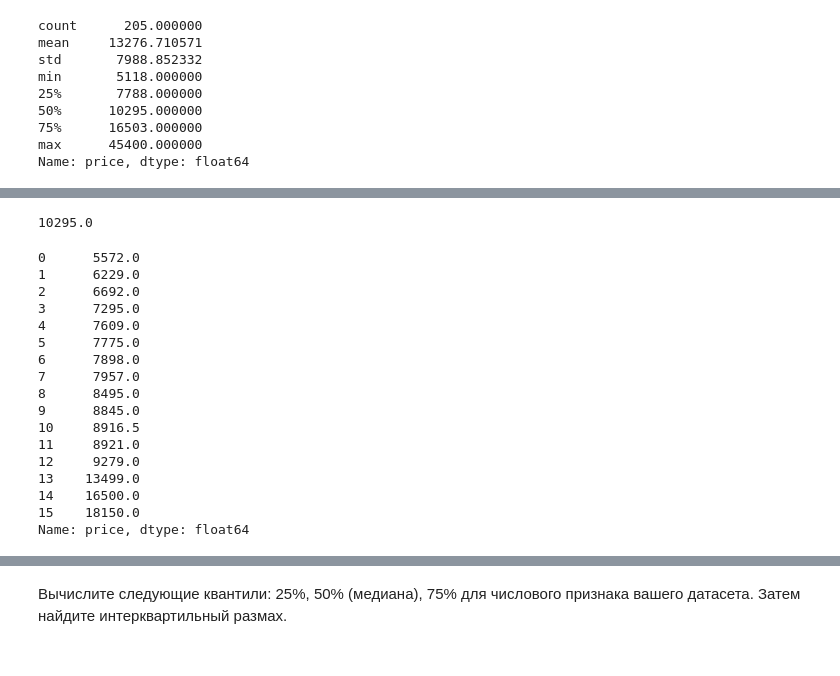
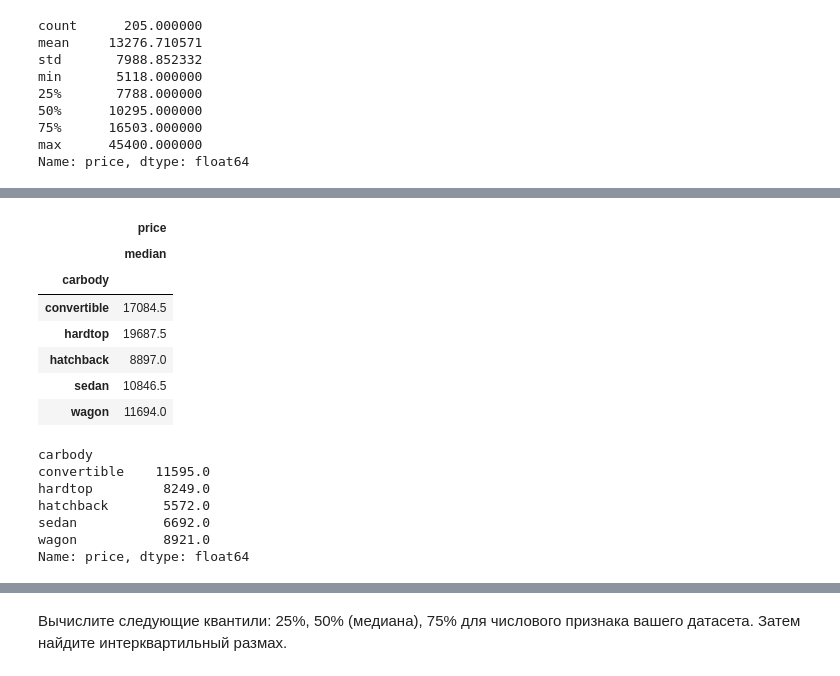
Before and after one commit to Dekamonia/MachineLearning, a Jupyter notebook: lab2/lab02.ipynb, the cells around one changed output, grey strips where cells are left out. Saved outputs shown, nothing was run; the diff lists cells and outputs as text; code cells hidden in the pictures.

```diff
--- a/lab2/lab02.ipynb
+++ b/lab2/lab02.ipynb
@@ -80,27 +93,24 @@ mean
 # %%
-median = df['price'].median()
+median = df.groupby(['carbody']).agg({'price': ['median']})
 median
 # %% [output]
-10295.0
+|  | price |
+|  | median |
+| carbody |  |
+| convertible | 17084.5 |
+| hardtop | 19687.5 |
+| hatchback | 8897.0 |
+| sedan | 10846.5 |
+| wagon | 11694.0 |
 # %%
-mode = df['price'].mode()
+mode = df.groupby('carbody')['price'].apply(lambda x: x.mode().iloc[0])
 mode
 # %% [output]
-0      5572.0
-1      6229.0
-2      6692.0
-3      7295.0
-4      7609.0
-5      7775.0
-6      7898.0
-7      7957.0
-8      8495.0
-9      8845.0
-10     8916.5
-11     8921.0
-12     9279.0
-13    13499.0
-14    16500.0
-15    18150.0
+carbody
+convertible    11595.0
+hardtop         8249.0
+hatchback       5572.0
+sedan           6692.0
+wagon           8921.0
 Name: price, dtype: float64
 # %%
```
Also changed, not shown: parts of 16 cells of this notebook.
